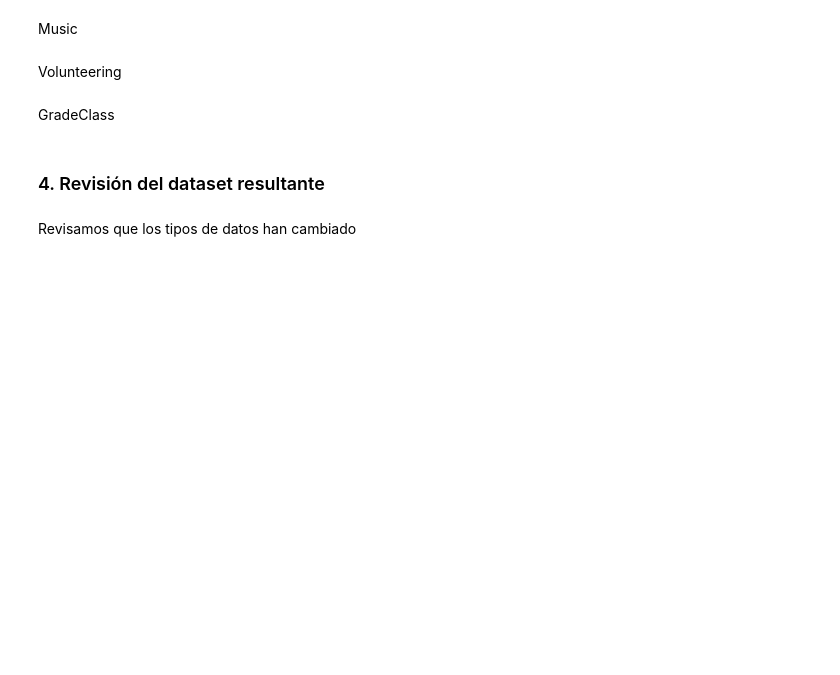
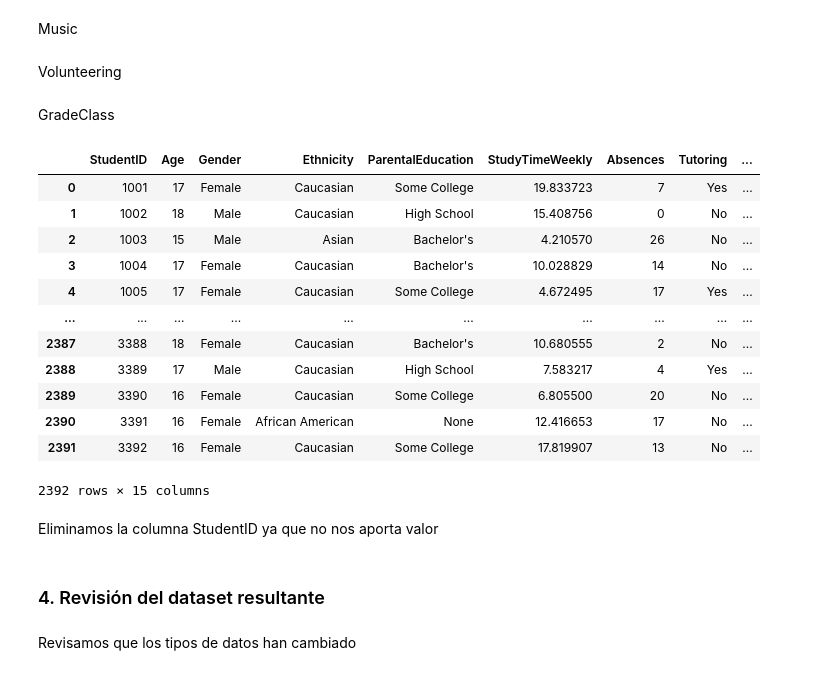
Before and after one commit to MarceloAFT/python_data_science, a Jupyter notebook: notebooks/02_Limpieza_de_Datos.ipynb, the cells around one changed output. Saved outputs shown, nothing was run; the diff lists cells and outputs as text; code cells hidden in the pictures; blank space fills up the shorter version.

```diff
--- a/notebooks/02_Limpieza_de_Datos.ipynb
+++ b/notebooks/02_Limpieza_de_Datos.ipynb
@@ -83,3 +83,21 @@ df.loc[df["GradeClass"] == "1.0", "GradeClass"] = "B"
 df.loc[df["GradeClass"] == "2.0", "GradeClass"] = "C"
 df.loc[df["GradeClass"] == "3.0", "GradeClass"] = "D"
 df.loc[df["GradeClass"] == "4.0", "GradeClass"] = "F"
+# %%
+df
+# %% [output]
+|  | StudentID | Age | Gender | Ethnicity | ParentalEducation | StudyTimeWeekly | Absences | Tutoring | ... |
+| 0 | 1001 | 17 | Female | Caucasian | Some College | 19.833723 | 7 | Yes | ... |
+| 1 | 1002 | 18 | Male | Caucasian | High School | 15.408756 | 0 | No | ... |
+| 2 | 1003 | 15 | Male | Asian | Bachelor's | 4.210570 | 26 | No | ... |
+| 3 | 1004 | 17 | Female | Caucasian | Bachelor's | 10.028829 | 14 | No | ... |
+| 4 | 1005 | 17 | Female | Caucasian | Some College | 4.672495 | 17 | Yes | ... |
+| ... | ... | ... | ... | ... | ... | ... | ... | ... | ... |
+| 2387 | 3388 | 18 | Female | Caucasian | Bachelor's | 10.680555 | 2 | No | ... |
+| 2388 | 3389 | 17 | Male | Caucasian | High School | 7.583217 | 4 | Yes | ... |
+| 2389 | 3390 | 16 | Female | Caucasian | Some College | 6.805500 | 20 | No | ... |
+| 2390 | 3391 | 16 | Female | African American | None | 12.416653 | 17 | No | ... |
+| 2391 | 3392 | 16 | Female | Caucasian | Some College | 17.819907 | 13 | No | ... |
+2392 rows × 15 columns
+# %% [markdown]
+Eliminamos la columna StudentID ya que no nos aporta valor
```
Also changed, not shown: parts of 4 cells of this notebook, 1 other file.
